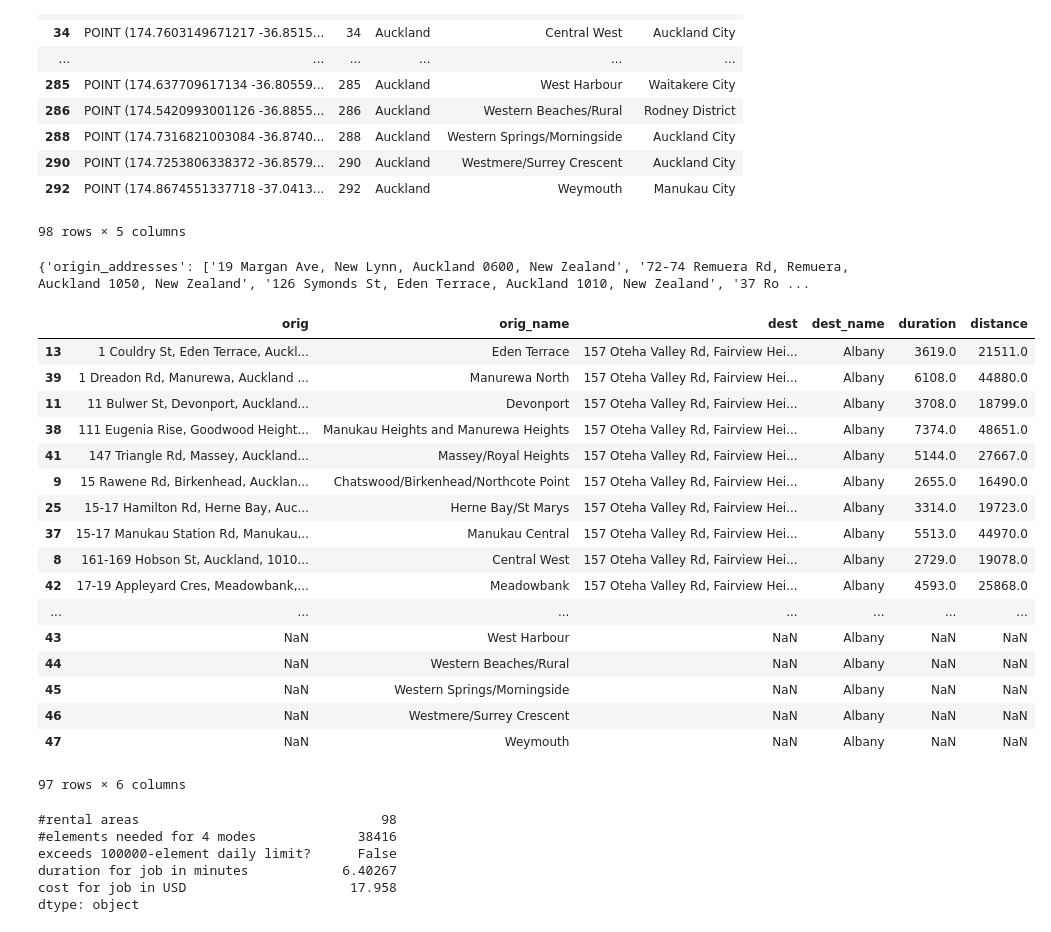
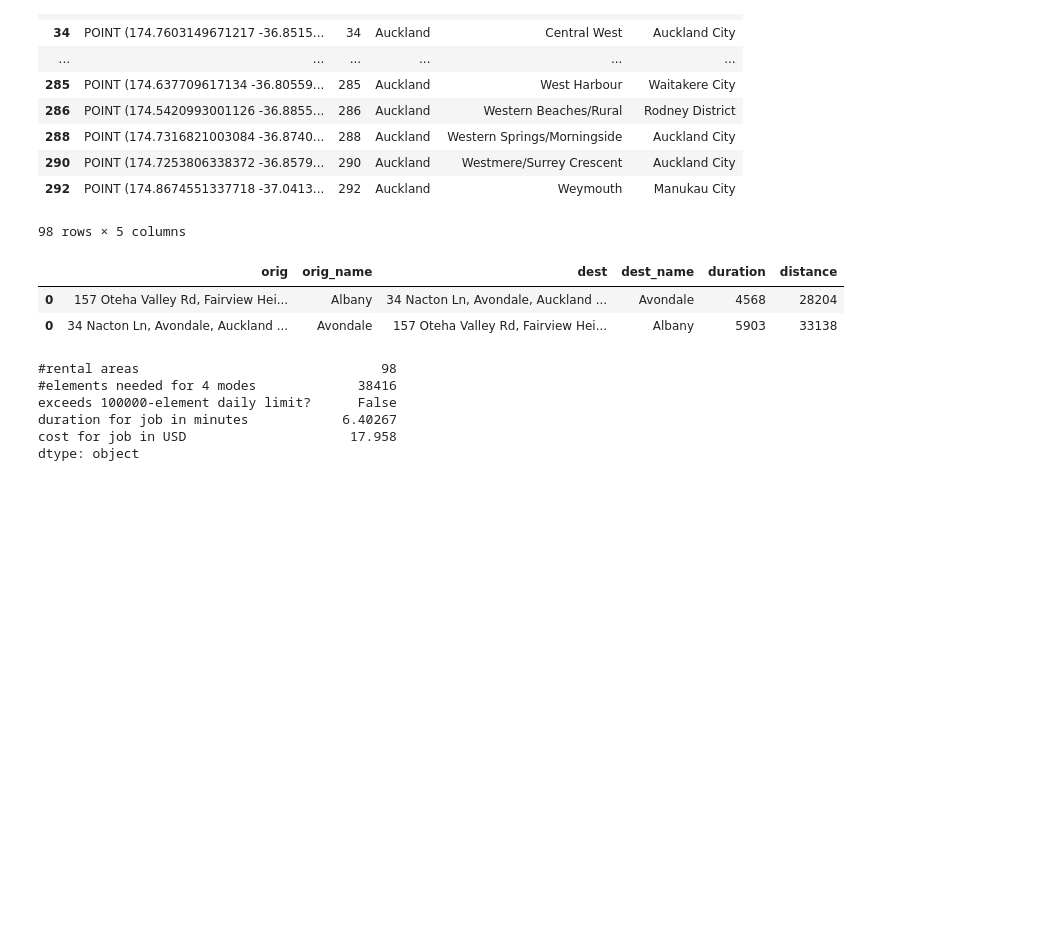
Before and after one commit to araichev/affordability_nz, a Jupyter notebook: ipynb/prototyping.ipynb, the cells around one changed output. Cells and saved outputs as stored; diff of their text form; code cells hidden in the pictures; blank space fills up the shorter version.

```diff
--- a/ipynb/prototyping.ipynb
+++ b/ipynb/prototyping.ipynb
@@ -166,5 +166,5 @@ f[f['rent_count'].notnull()].head()
 # Explore rents
 # %%
 path = DATA_DIR/'rents.csv'
-f = pd.read_csv(path, dtype={'au2001': str})
-f.head()
+rents = pd.read_csv(path, dtype={'au2001': str})
+rents.head()
@@ -194,10 +213,13 @@ agg_rents
-# %%
-cond = agg_rents['region'] == 'Canterbury'
-a = agg_rents[cond].copy()
-
-def hits(group):
-    d = {}
-    d['hit_frac'] = group['rent_count'].dropna().shape[0]/group['rent_count'].shape[0]
-    return pd.Series(d)
-
-a.groupby('#bedrooms').apply(hits).reset_index()
+# %%
+# What fraction of rental data do we have by #bedrooms?
+
+date = '2016-09-01'
+f = aggregate_rents(rents, date, groupby_cols=('au2001', '#bedrooms'))
+cond = f['region'] == 'Auckland'
+print('census area units')
+print(f[cond].copy().groupby('#bedrooms').apply(hits).reset_index())
+
+f = aggregate_rents(rents, date, groupby_cols=('rental_area', '#bedrooms'))
+cond = f['region'] == 'Auckland'
+print('rental area units')
+print(f[cond].copy().groupby('#bedrooms').apply(hits).reset_index())
@@ -256,8 +293,7 @@ def get_matrix(origins, destinations, mode, departure_time=None, url=GOOGLE_MATR
         mode
             String; one of 'driving', 'walking', 'bicycling', or 'transit'
         departure_time
-            Optional; string; departure datetime as a string of the form '%Y-%m-%d %H:%M' or the string 'now';
-            can't be from the past
+            Optional; ISO 8601 datetime string or 'now'; e.g. '2017-06-01T07:30:00'; can't be from the past
         timezone
             String; timezone for query, e.g. 'Pacific/Auckland'; see https://en.wikipedia.org/wiki/List_of_tz_database_time_zones
 
@@ -275,7 +311,7 @@ def get_matrix(origins, destinations, mode, departure_time=None, url=GOOGLE_MATR
     dests = '|'.join(["{:.05f},{:.05f}".format(lat, lon) for lon, lat in destinations])
     if departure_time not in [None, 'now']:
         tz = pytz.timezone(timezone)
-        departure_time = dt.datetime.strptime(departure_time, '%Y-%m-%d %H:%M')
+        departure_time = dt.datetime.strptime(departure_time, '%Y-%m-%dT%H:%M:%S')
         departure_time = int(tz.localize(departure_time).timestamp())
 
     params = {
@@ -481,29 +517,13 @@ f
 98 rows × 5 columns
 # %%
 # Test some more
-departure_time = '2017-06-01 07:30'
-m = build_matrix(f, mode='transit', departure_time=departure_time, chunk_size=50, key=get_secret('GOOGLE_API_KEY_SAEID'))
+departure_time = '2017-06-01T07:30:00'
+m = build_matrix(f[:2], mode='transit', departure_time=departure_time, chunk_size=50, key=get_secret('GOOGLE_API_KEY_SAEID'))
 m
 # %% [output]
-{'origin_addresses': ['19 Margan Ave, New Lynn, Auckland 0600, New Zealand', '72-74 Remuera Rd, Remuera, Auckland 1050, New Zealand', '126 Symonds St, Eden Terrace, Auckland 1010, New Zealand', '37 Ro ...
 |  | orig | orig_name | dest | dest_name | duration | distance |
-| 13 | 1 Couldry St, Eden Terrace, Auckl... | Eden Terrace | 157 Oteha Valley Rd, Fairview Hei... | Albany | 3619.0 | 21511.0 |
-| 39 | 1 Dreadon Rd, Manurewa, Auckland ... | Manurewa North | 157 Oteha Valley Rd, Fairview Hei... | Albany | 6108.0 | 44880.0 |
-| 11 | 11 Bulwer St, Devonport, Auckland... | Devonport | 157 Oteha Valley Rd, Fairview Hei... | Albany | 3708.0 | 18799.0 |
-| 38 | 111 Eugenia Rise, Goodwood Height... | Manukau Heights and Manurewa Heights | 157 Oteha Valley Rd, Fairview Hei... | Albany | 7374.0 | 48651.0 |
-| 41 | 147 Triangle Rd, Massey, Auckland... | Massey/Royal Heights | 157 Oteha Valley Rd, Fairview Hei... | Albany | 5144.0 | 27667.0 |
-| 9 | 15 Rawene Rd, Birkenhead, Aucklan... | Chatswood/Birkenhead/Northcote Point | 157 Oteha Valley Rd, Fairview Hei... | Albany | 2655.0 | 16490.0 |
-| 25 | 15-17 Hamilton Rd, Herne Bay, Auc... | Herne Bay/St Marys | 157 Oteha Valley Rd, Fairview Hei... | Albany | 3314.0 | 19723.0 |
-| 37 | 15-17 Manukau Station Rd, Manukau... | Manukau Central | 157 Oteha Valley Rd, Fairview Hei... | Albany | 5513.0 | 44970.0 |
-| 8 | 161-169 Hobson St, Auckland, 1010... | Central West | 157 Oteha Valley Rd, Fairview Hei... | Albany | 2729.0 | 19078.0 |
-| 42 | 17-19 Appleyard Cres, Meadowbank,... | Meadowbank | 157 Oteha Valley Rd, Fairview Hei... | Albany | 4593.0 | 25868.0 |
-| ... | ... | ... | ... | ... | ... | ... |
-| 43 | NaN | West Harbour | NaN | Albany | NaN | NaN |
-| 44 | NaN | Western Beaches/Rural | NaN | Albany | NaN | NaN |
-| 45 | NaN | Western Springs/Morningside | NaN | Albany | NaN | NaN |
-| 46 | NaN | Westmere/Surrey Crescent | NaN | Albany | NaN | NaN |
-| 47 | NaN | Weymouth | NaN | Albany | NaN | NaN |
+| 0 | 157 Oteha Valley Rd, Fairview Hei... | Albany | 34 Nacton Ln, Avondale, Auckland ... | Avondale | 4568 | 28204 |
+| 0 | 34 Nacton Ln, Avondale, Auckland ... | Avondale | 157 Oteha Valley Rd, Fairview Hei... | Albany | 5903 | 33138 |
-97 rows × 6 columns
 # %%
 # Estimate cost of job at 0.5/1000 USD/element beyond 2500 elements
 def compute_google_cost(n):
```
Also changed, not shown: parts of 10 cells of this notebook, 6 other files.
